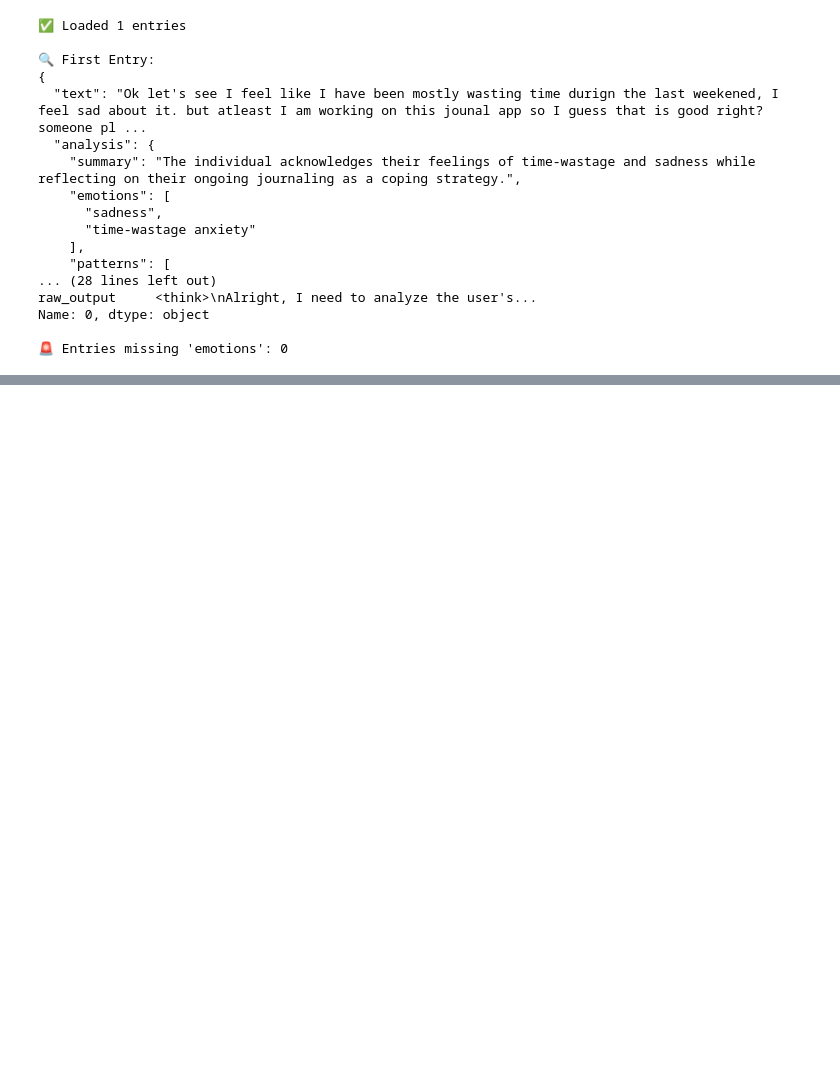
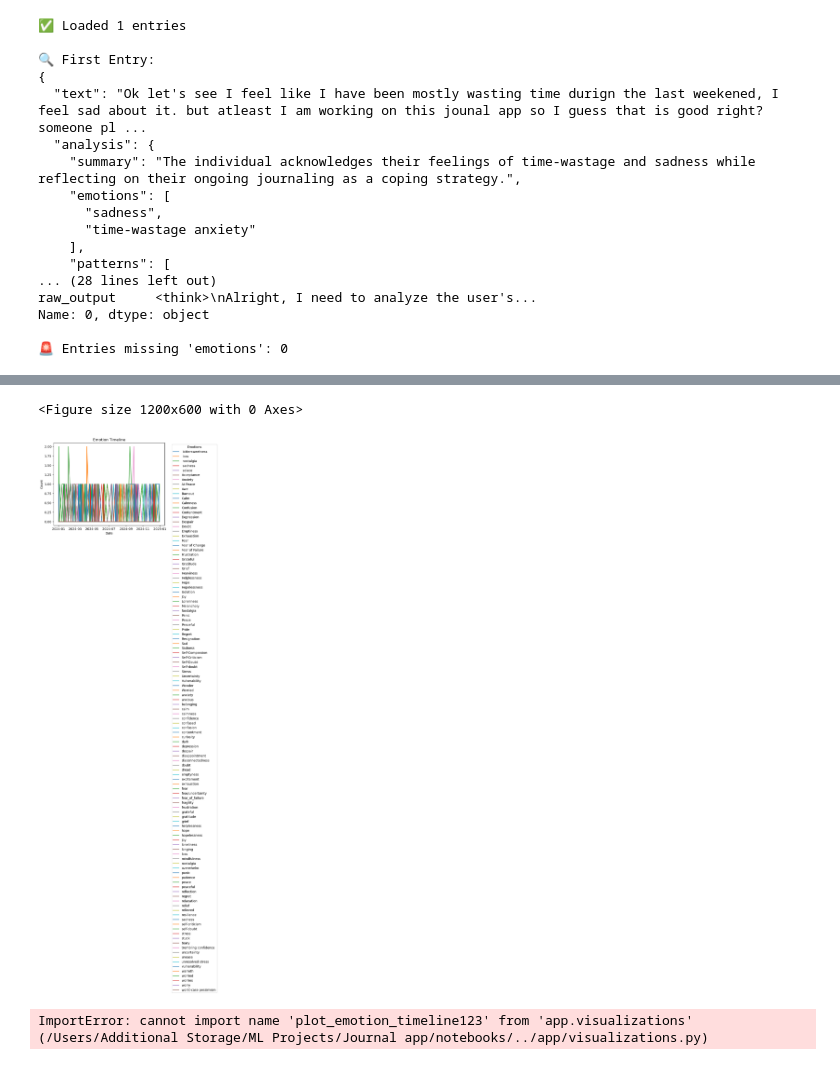
Before and after one commit to mukesh-ravichandran/ai-journal-app, a Jupyter notebook: notebooks/journal_dev.ipynb, the cells around one changed output, grey strips where cells are left out. Drawn from its saved outputs; the diff is of its cells as text; code cells hidden in the pictures; blank space fills up the shorter version.

```diff
--- a/notebooks/journal_dev.ipynb
+++ b/notebooks/journal_dev.ipynb
@@ -350,0 +448,7 @@ Name: 0, dtype: object
+# %%
+import json
+
+path = "/Users/Additional Storage/ML Projects/Journal app/data/test_generated_entries.jsonl"
+with open(path) as f:
+    for i in range(3):
+        print(json.loads(f.readline()))
@@ -350,0 +459,38 @@ Name: 0, dtype: object
+# %%
+import pandas as pd
+import matplotlib.pyplot as plt
+import json
+
+# Load and flatten the JSONL
+path = "/Users/Additional Storage/ML Projects/Journal app/data/test_generated_entries.jsonl"
+entries = []
+
+with open(path) as f:
+    for line in f:
+        entry = json.loads(line)
+        analysis = entry.get("analysis", {})
+        entry["emotions"] = analysis.get("emotions", [])
+        entry["timestamp"] = pd.to_datetime(entry.get("timestamp"))
+        entries.append(entry)
+
+df = pd.DataFrame(entries)
+
+# Check if 'emotions' column is there and has values
+print(df[["timestamp", "emotions"]].head())
+
+# Explode and group
+df_exploded = df[["timestamp", "emotions"]].explode("emotions")
+df_exploded["date"] = df_exploded["timestamp"].dt.date
+
+emotion_counts = df_exploded.groupby(["date", "emotions"]).size().unstack(fill_value=0)
+
+# Plot
+plt.figure(figsize=(12, 6))
+emotion_counts.plot()
+plt.title("Emotion Timeline")
+plt.xlabel("Date")
+plt.ylabel("Count")
+plt.legend(title="Emotions", bbox_to_anchor=(1.05, 1), loc="upper left")
+plt.tight_layout()
+plt.show()
+# %% [output]
@@ -350,0 +503,23 @@ Name: 0, dtype: object
+<Figure size 1200x600 with 0 Axes>
+[figure, added]
+# %%
+import json
+import pandas as pd
+from app.visualizations import plot_emotion_timeline123
+
+# Load data
+path = "/Users/Additional Storage/ML Projects/Journal app/data/test_generated_entries.jsonl"
+entries = []
+
+with open(path) as f:
+    for line in f:
+        entry = json.loads(line)
+        entry["timestamp"] = pd.to_datetime(entry.get("timestamp"))
+        entries.append(entry)
+
+df = pd.DataFrame(entries)
+
+# Call the function
+plot_emotion_timeline(df)
+# %% [output]
+ImportError: cannot import name 'plot_emotion_timeline123' from 'app.visualizations' (/Users/Additional Storage/ML Projects/Journal app/notebooks/../app/visualizations.py)
```
Also changed, not shown: parts of 7 cells of this notebook, 3 other files.
